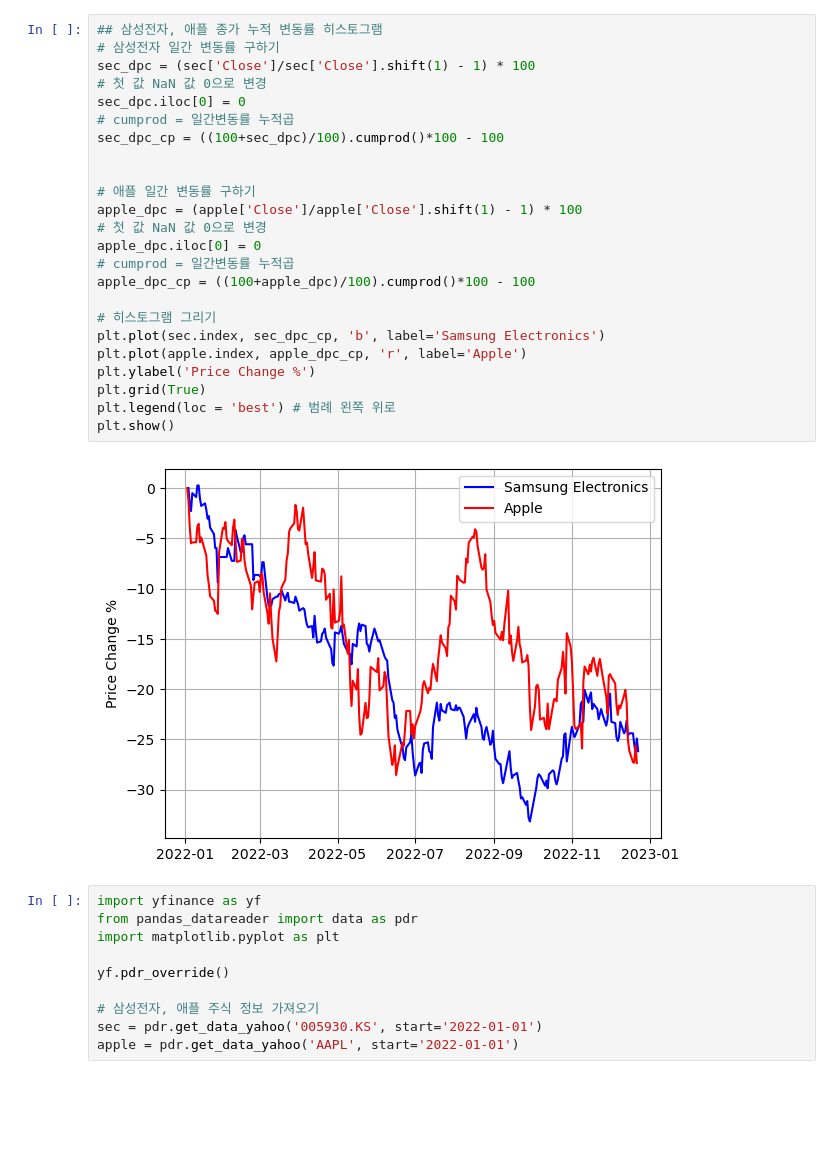
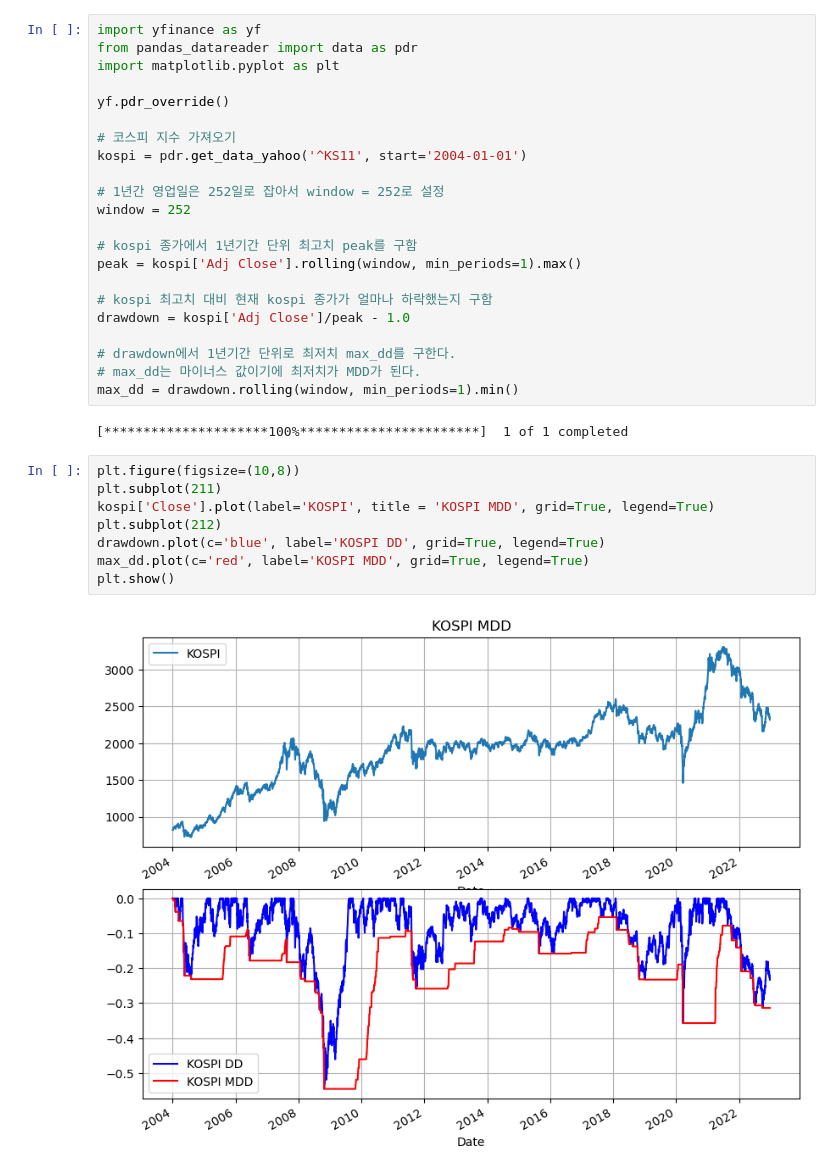
Before and after one commit to kwonkai/juno1412, a Jupyter notebook: 증권데이터분석/python기초/python_basic_2.ipynb, the cells around one changed output. Drawn from its saved outputs; the diff is of its cells as text; blank space fills up the shorter version.

```diff
--- a/증권데이터분석/python기초/python_basic_2.ipynb
+++ b/증권데이터분석/python기초/python_basic_2.ipynb
@@ -11,36 +1,34 @@ apple = pdr.get_data_yahoo('AAPL', start='2022-01-01')
-# %%
-## 삼성전자, 애플 종가 누적 변동률 히스토그램
-# 삼성전자 일간 변동률 구하기
-sec_dpc = (sec['Close']/sec['Close'].shift(1) - 1) * 100
-# 첫 값 NaN 값 0으로 변경
-sec_dpc.iloc[0] = 0
-# cumprod = 일간변동률 누적곱
-sec_dpc_cp = ((100+sec_dpc)/100).cumprod()*100 - 100
-
-
-# 애플 일간 변동률 구하기
-apple_dpc = (apple['Close']/apple['Close'].shift(1) - 1) * 100
-# 첫 값 NaN 값 0으로 변경
-apple_dpc.iloc[0] = 0
-# cumprod = 일간변동률 누적곱
-apple_dpc_cp = ((100+apple_dpc)/100).cumprod()*100 - 100
-
-# 히스토그램 그리기
-plt.plot(sec.index, sec_dpc_cp, 'b', label='Samsung Electronics')
-plt.plot(apple.index, apple_dpc_cp, 'r', label='Apple')
-plt.ylabel('Price Change %')
-plt.grid(True)
-plt.legend(loc = 'best') # 범례 왼쪽 위로
-plt.show()
-# %% [output]
-[figure, removed]
-# %%
-import yfinance as yf
-from pandas_datareader import data as pdr
-import matplotlib.pyplot as plt
-
-yf.pdr_override()
-
-# 삼성전자, 애플 주식 정보 가져오기
-sec = pdr.get_data_yahoo('005930.KS', start='2022-01-01')
-apple = pdr.get_data_yahoo('AAPL', start='2022-01-01')
+# %%
+import yfinance as yf
+from pandas_datareader import data as pdr
+import matplotlib.pyplot as plt
+
+yf.pdr_override()
+
+# 코스피 지수 가져오기
+kospi = pdr.get_data_yahoo('^KS11', start='2004-01-01')
+
+# 1년간 영업일은 252일로 잡아서 window = 252로 설정
+window = 252
+
+# kospi 종가에서 1년기간 단위 최고치 peak를 구함
+peak = kospi['Adj Close'].rolling(window, min_periods=1).max()
+
+# kospi 최고치 대비 현재 kospi 종가가 얼마나 하락했는지 구함
+drawdown = kospi['Adj Close']/peak - 1.0
+
+# drawdown에서 1년기간 단위로 최저치 max_dd를 구한다.
+# max_dd는 마이너스 값이기에 최저치가 MDD가 된다.
+max_dd = drawdown.rolling(window, min_periods=1).min()
+# %% [output]
+[*********************100%***********************]  1 of 1 completed
+# %%
+plt.figure(figsize=(10,8))
+plt.subplot(211)
+kospi['Close'].plot(label='KOSPI', title = 'KOSPI MDD', grid=True, legend=True)
+plt.subplot(212)
+drawdown.plot(c='blue', label='KOSPI DD', grid=True, legend=True)
+max_dd.plot(c='red', label='KOSPI MDD', grid=True, legend=True)
+plt.show()
+# %% [output]
+[figure, added]
```
Also changed, not shown: parts of 5 cells of this notebook.
